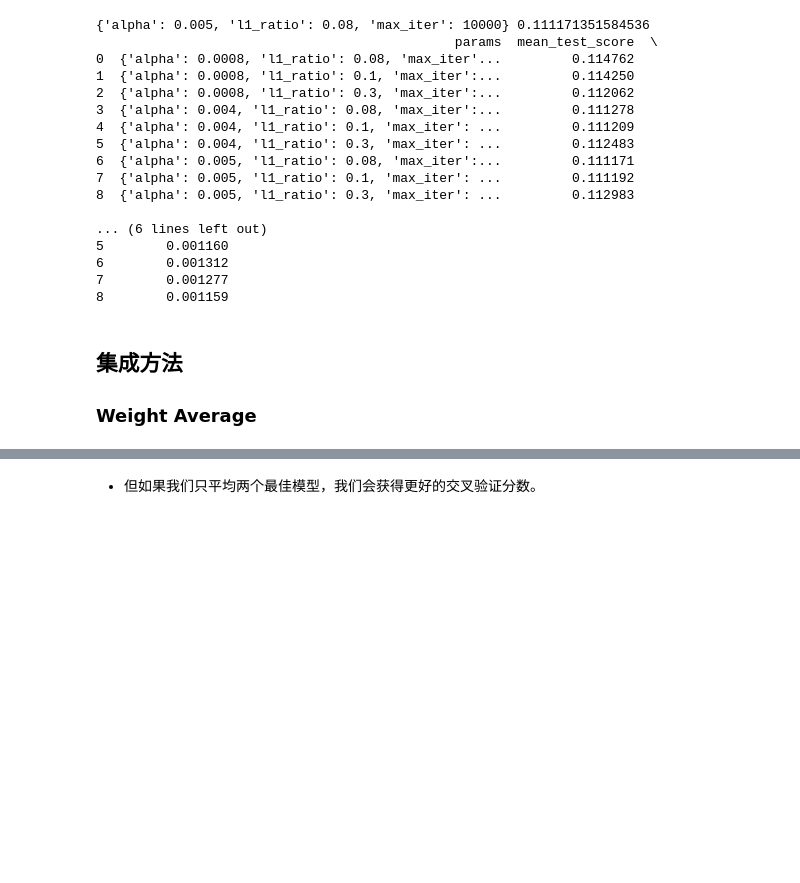
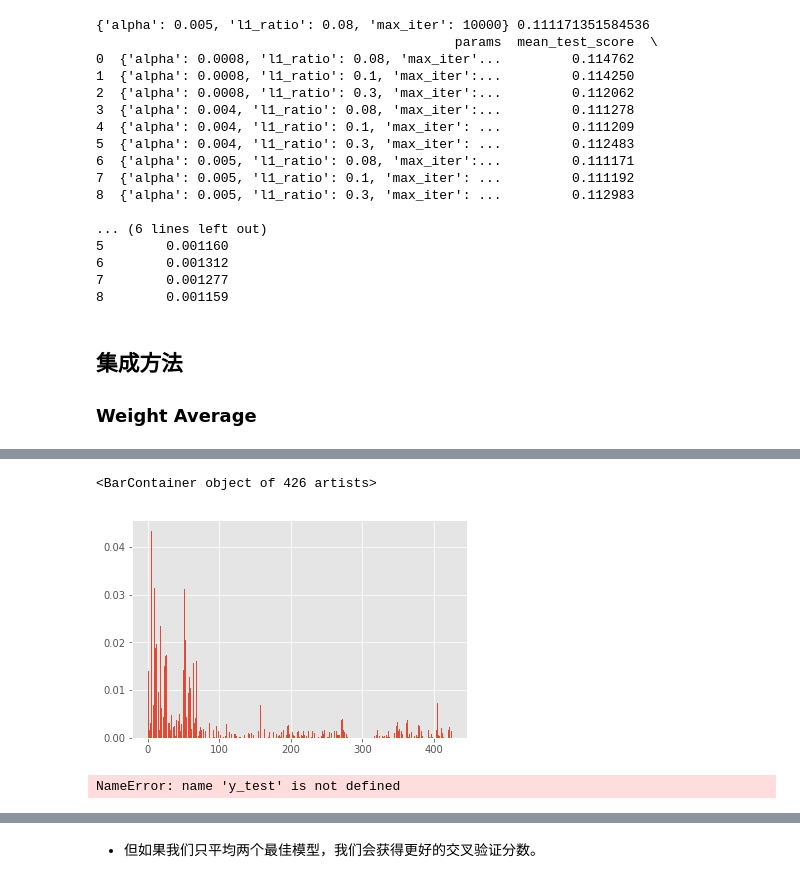
Before and after one commit to zingp/kaggle, a Jupyter notebook: LosAngelesHousePricesForecast/pca.ipynb, the cells around one changed output, grey strips where cells are left out. Drawn from its saved outputs; the diff is of its cells as text; code cells hidden in the pictures; blank space fills up the shorter version.

```diff
--- a/LosAngelesHousePricesForecast/pca.ipynb
+++ b/LosAngelesHousePricesForecast/pca.ipynb
@@ -912,3 +932,32 @@ xgb = XGBRegressor(objective='reg:linear',
+# %%
+pyplot.bar(range(len(xgb.feature_importances_)), xgb.feature_importances_)
+# %% [output]
+<BarContainer object of 426 artists>
+[figure, added]
+# %%
+# thresholds = [0.1, 0.2, 0.3, 0,4, 0.5, 0.6, 0.7, 0.75, 0.80, 0.85, 0.9]
+feature_select.sort()
+thresholds = feature_select
+for thresh in thresholds:
+    selection = SelectFromModel(xgb, threshold=thresh, prefit=True)
+    select_X_train = selection.transform(X_scaled)
+    selection_model = XGBRegressor(objective='reg:linear',
+                        colsample_bytree=0.7,
+                        learning_rate=0.01,
+                        max_depth=3,
+                        n_estimators=3000,
+                        subsample=0.7,
+                        reg_alpha=0.0006,
+                        nthread=6)
+    selection_model.fit(select_X_train, y_log)
+    # eval model
+    select_X_test = selection.transform(test_X_scaled)
+    y_pred = selection_model.predict(select_X_test)
+    predictions = [round(value) for value in y_pred]
+    mse = mean_squared_error(y_test, predictions)
+    print("Thresh=%.3f, n=%d, Accuracy: %.2f%%" % (thresh, select_X_train.shape[1], mse))
+# %% [output]
+NameError: name 'y_test' is not defined
 # %%
 # assign weights based on their gridsearch score
 w1 = 0.02
```
Also changed, not shown: parts of 7 cells of this notebook.
